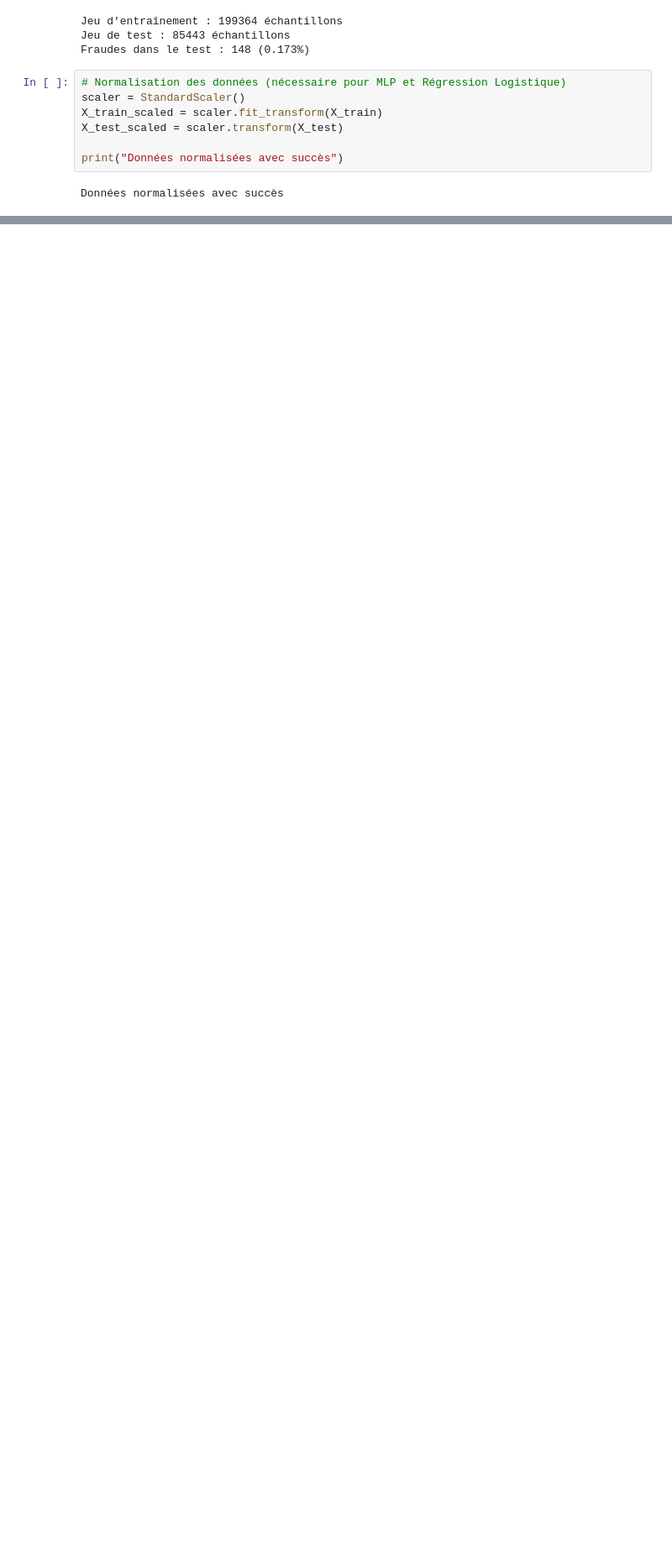
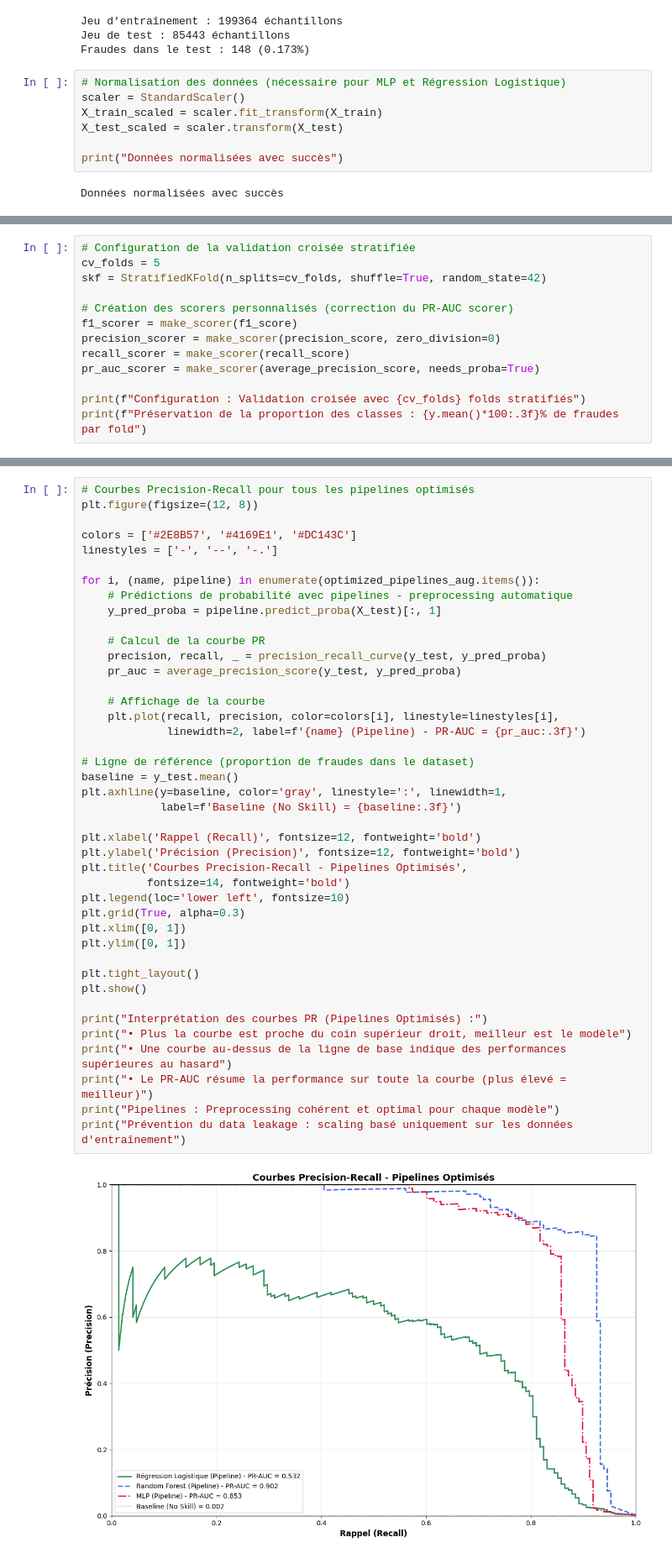
Before and after one commit to valadedamien/exam-fluzz-fraud-detection, a Jupyter notebook: PART_2/Partie_2_comparatif_modeles.ipynb, the cells around one changed output, grey strips where cells are left out. Shown: that part at 84% size. Cells and saved outputs as stored; diff of their text form; blank space fills up the shorter version.

```diff
--- a/PART_2/Partie_2_comparatif_modeles.ipynb
+++ b/PART_2/Partie_2_comparatif_modeles.ipynb
@@ -116,0 +704,13 @@ Tous les modèles sont entraînés !
+# %%
+# Configuration de la validation croisée stratifiée
+cv_folds = 5
+skf = StratifiedKFold(n_splits=cv_folds, shuffle=True, random_state=42)
+
+# Création des scorers personnalisés (correction du PR-AUC scorer)
+f1_scorer = make_scorer(f1_score)
+precision_scorer = make_scorer(precision_score, zero_division=0)
+recall_scorer = make_scorer(recall_score)
+pr_auc_scorer = make_scorer(average_precision_score, needs_proba=True)
+
+print(f"Configuration : Validation croisée avec {cv_folds} folds stratifiés")
+print(f"Préservation de la proportion des classes : {y.mean()*100:.3f}% de fraudes par fold")
@@ -302,0 +1037,44 @@ Les 3 matrices de confusion permettent de comparer visuellement les performances
+# %%
+# Courbes Precision-Recall pour tous les pipelines optimisés
+plt.figure(figsize=(12, 8))
+
+colors = ['#2E8B57', '#4169E1', '#DC143C']
+linestyles = ['-', '--', '-.']
+
+for i, (name, pipeline) in enumerate(optimized_pipelines_aug.items()):
+    # Prédictions de probabilité avec pipelines - preprocessing automatique
+    y_pred_proba = pipeline.predict_proba(X_test)[:, 1]
+
+    # Calcul de la courbe PR
+    precision, recall, _ = precision_recall_curve(y_test, y_pred_proba)
+    pr_auc = average_precision_score(y_test, y_pred_proba)
+
+    # Affichage de la courbe
+    plt.plot(recall, precision, color=colors[i], linestyle=linestyles[i],
+             linewidth=2, label=f'{name} (Pipeline) - PR-AUC = {pr_auc:.3f}')
+
+# Ligne de référence (proportion de fraudes dans le dataset)
+baseline = y_test.mean()
+plt.axhline(y=baseline, color='gray', linestyle=':', linewidth=1,
+            label=f'Baseline (No Skill) = {baseline:.3f}')
+
+plt.xlabel('Rappel (Recall)', fontsize=12, fontweight='bold')
+plt.ylabel('Précision (Precision)', fontsize=12, fontweight='bold')
+plt.title('Courbes Precision-Recall - Pipelines Optimisés',
+          fontsize=14, fontweight='bold')
+plt.legend(loc='lower left', fontsize=10)
+plt.grid(True, alpha=0.3)
+plt.xlim([0, 1])
+plt.ylim([0, 1])
+
+plt.tight_layout()
+plt.show()
+
+print("Interprétation des courbes PR (Pipelines Optimisés) :")
+print("• Plus la courbe est proche du coin supérieur droit, meilleur est le modèle")
+print("• Une courbe au-dessus de la ligne de base indique des performances supérieures au hasard")
+print("• Le PR-AUC résume la performance sur toute la courbe (plus élevé = meilleur)")
+print("Pipelines : Preprocessing cohérent et optimal pour chaque modèle")
+print("Prévention du data leakage : scaling basé uniquement sur les données d'entraînement")
+# %% [output]
+[figure, added]
```
Also changed, not shown: parts of 34 cells of this notebook, 3 other files.
